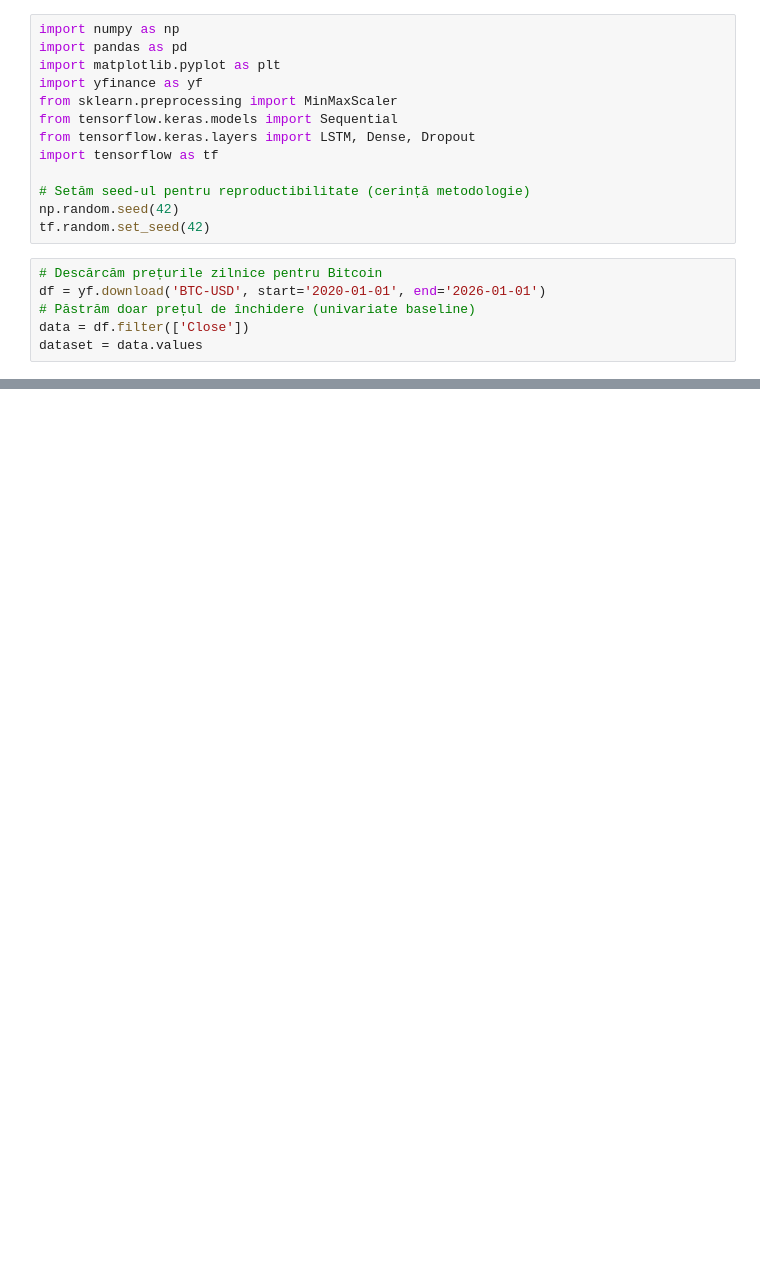
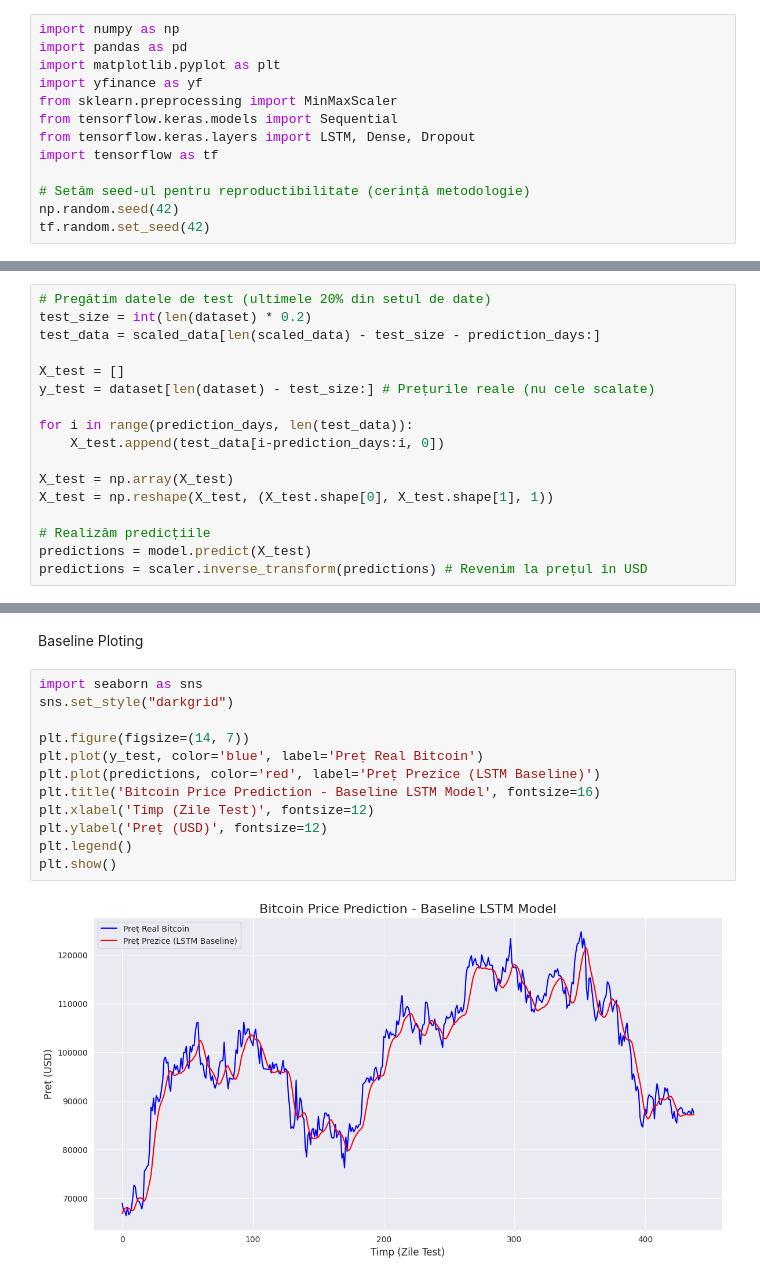
Before and after one commit to StanciuAlin/Crypto-Trend-DeepLearning, a Jupyter notebook: Crypto_Trend_Prediction_Baseline.ipynb, the cells around one changed output, grey strips where cells are left out. Drawn from its saved outputs; the diff is of its cells as text; blank space fills up the shorter version.

```diff
--- a/Crypto_Trend_Prediction_Baseline.ipynb
+++ b/Crypto_Trend_Prediction_Baseline.ipynb
@@ -13,9 +17,3 @@ import tensorflow as tf
 # Setăm seed-ul pentru reproductibilitate (cerință metodologie)
 np.random.seed(42)
 tf.random.set_seed(42)
-# %%
-# Descărcăm prețurile zilnice pentru Bitcoin
-df = yf.download('BTC-USD', start='2020-01-01', end='2026-01-01')
-# Păstrăm doar prețul de închidere (univariate baseline)
-data = df.filter(['Close'])
-dataset = data.values
@@ -49,0 +87,17 @@ model.fit(X_train, y_train, batch_size=32, epochs=20)
+# %%
+# Pregătim datele de test (ultimele 20% din setul de date)
+test_size = int(len(dataset) * 0.2)
+test_data = scaled_data[len(scaled_data) - test_size - prediction_days:]
+
+X_test = []
+y_test = dataset[len(dataset) - test_size:] # Prețurile reale (nu cele scalate)
+
+for i in range(prediction_days, len(test_data)):
+    X_test.append(test_data[i-prediction_days:i, 0])
+
+X_test = np.array(X_test)
+X_test = np.reshape(X_test, (X_test.shape[0], X_test.shape[1], 1))
+
+# Realizăm predicțiile
+predictions = model.predict(X_test)
+predictions = scaler.inverse_transform(predictions) # Revenim la prețul în USD
@@ -49,0 +119,16 @@ model.fit(X_train, y_train, batch_size=32, epochs=20)
+# %% [markdown]
+Baseline Ploting
+# %%
+import seaborn as sns
+sns.set_style("darkgrid")
+
+plt.figure(figsize=(14, 7))
+plt.plot(y_test, color='blue', label='Preț Real Bitcoin')
+plt.plot(predictions, color='red', label='Preț Prezice (LSTM Baseline)')
+plt.title('Bitcoin Price Prediction - Baseline LSTM Model', fontsize=16)
+plt.xlabel('Timp (Zile Test)', fontsize=12)
+plt.ylabel('Preț (USD)', fontsize=12)
+plt.legend()
+plt.show()
+# %% [output]
+[figure, added]
```
Also changed, not shown: parts of 14 cells of this notebook.
